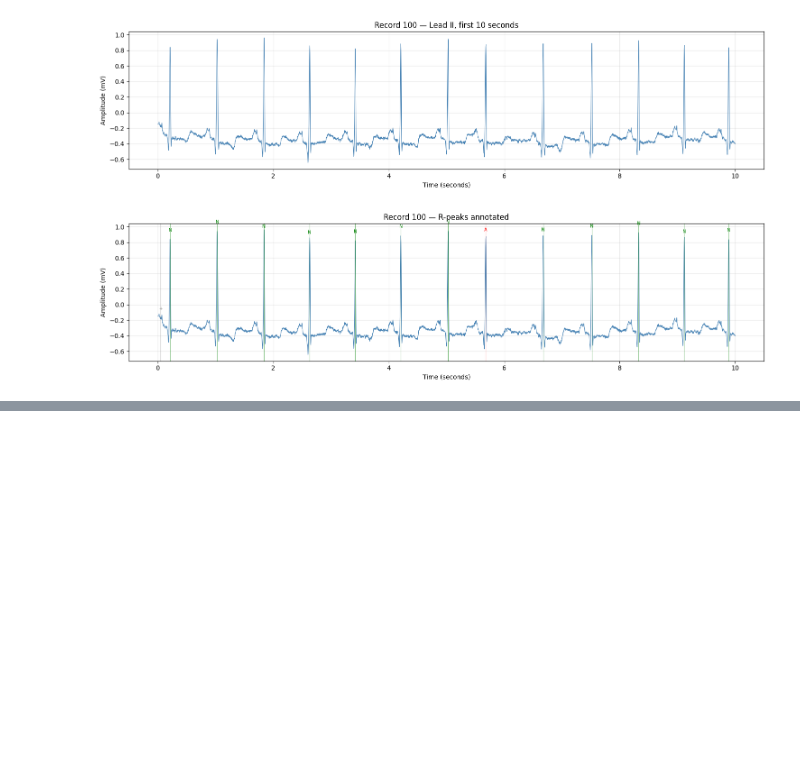
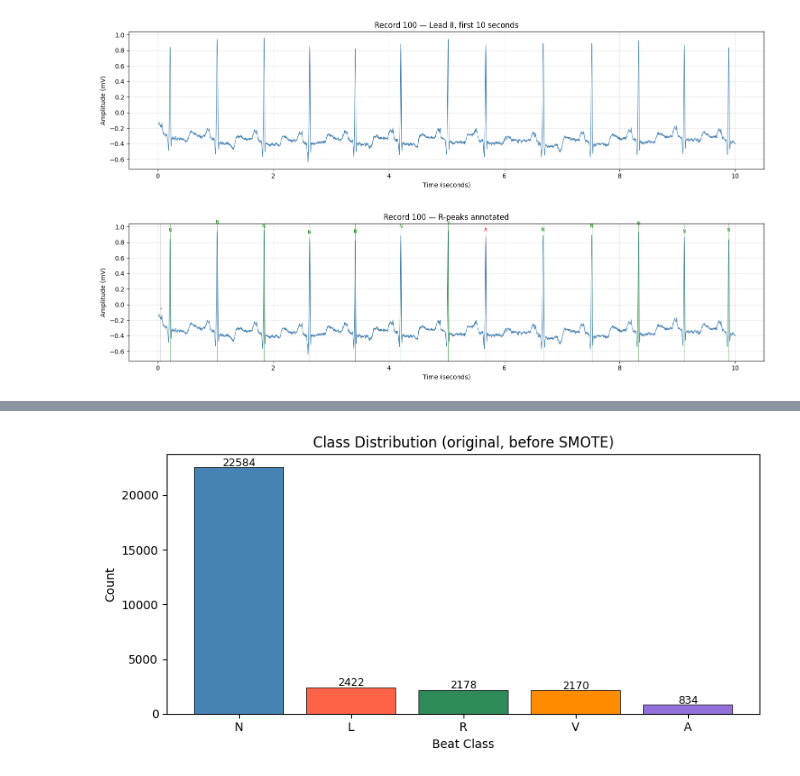
Before and after one commit to sidharthguptax/ecg-arrhythmia-benchmark, a Jupyter notebook: notebooks/01_eda.ipynb, the cells around one changed output, grey strips where cells are left out. Saved outputs shown, nothing was run; the diff lists cells and outputs as text; code cells hidden in the pictures; blank space fills up the shorter version.

```diff
--- a/notebooks/01_eda.ipynb
+++ b/notebooks/01_eda.ipynb
@@ -81,0 +106,30 @@ plt.show()
+# %%
+import sys
+sys.path.append('..')
+
+import numpy as np
+import matplotlib.pyplot as plt
+
+y_train = np.load('data/processed/y_train.npy')
+y_val = np.load('data/processed/y_val.npy')
+y_test = np.load('data/processed/y_test.npy')
+
+labels = ['N', 'L', 'R', 'V', 'A']
+colors = ['steelblue', 'tomato', 'seagreen', 'darkorange', 'mediumpurple']
+
+# Before SMOTE = val + test distribution (true distribution)
+y_all = np.concatenate([y_val, y_test])
+counts = [np.sum(y_all == i) for i in range(5)]
+
+plt.figure(figsize=(8, 4))
+plt.bar(labels, counts, color=colors, edgecolor='black', linewidth=0.5)
+plt.xlabel('Beat Class')
+plt.ylabel('Count')
+plt.title('Class Distribution (original, before SMOTE)')
+for i, c in enumerate(counts):
+    plt.text(i, c + 100, str(c), ha='center', fontsize=9)
+plt.tight_layout()
+plt.savefig('results/figures/class_distribution.png', dpi=150)
+plt.show()
+# %% [output]
+[figure, added]
```
Also changed, not shown: parts of 9 cells of this notebook.
